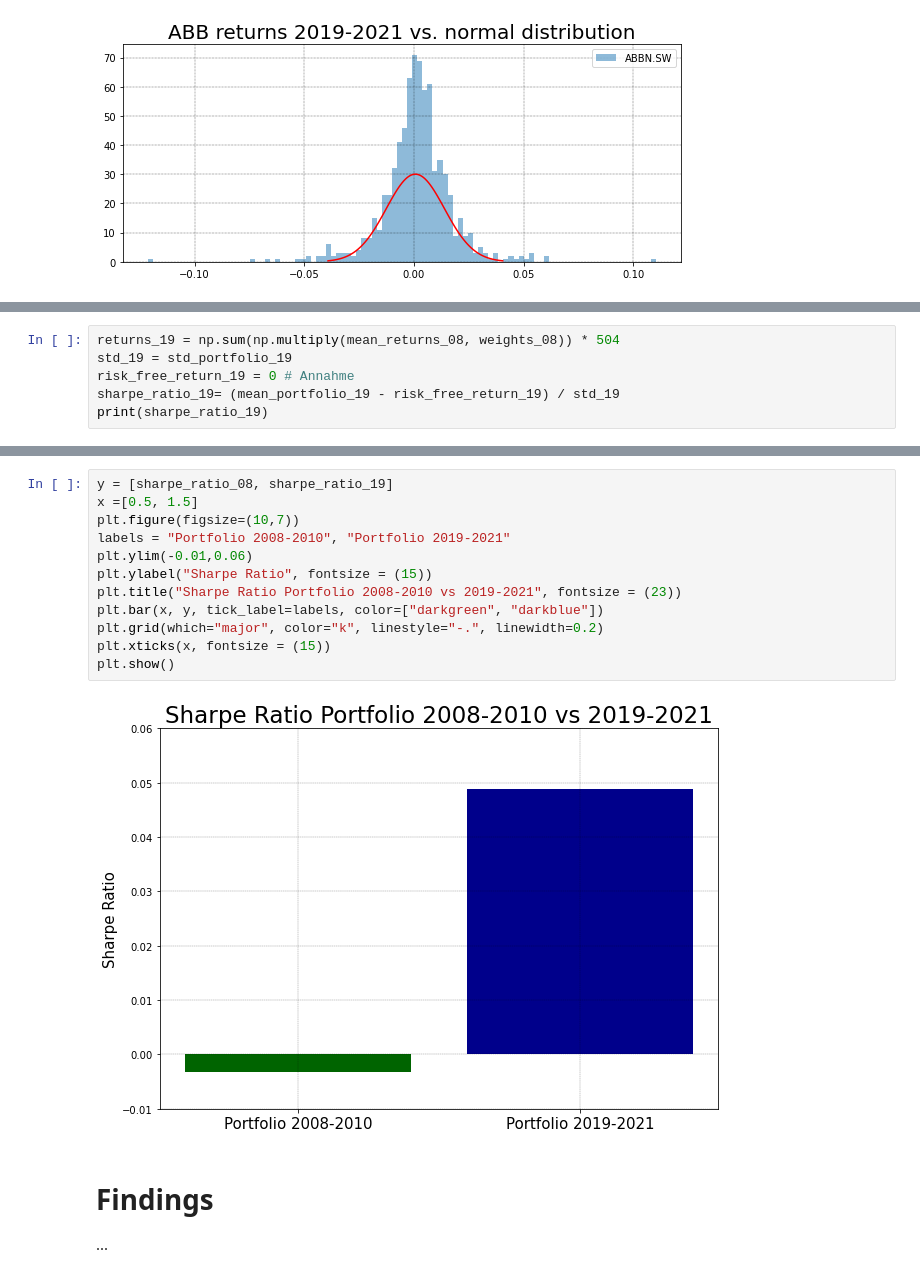
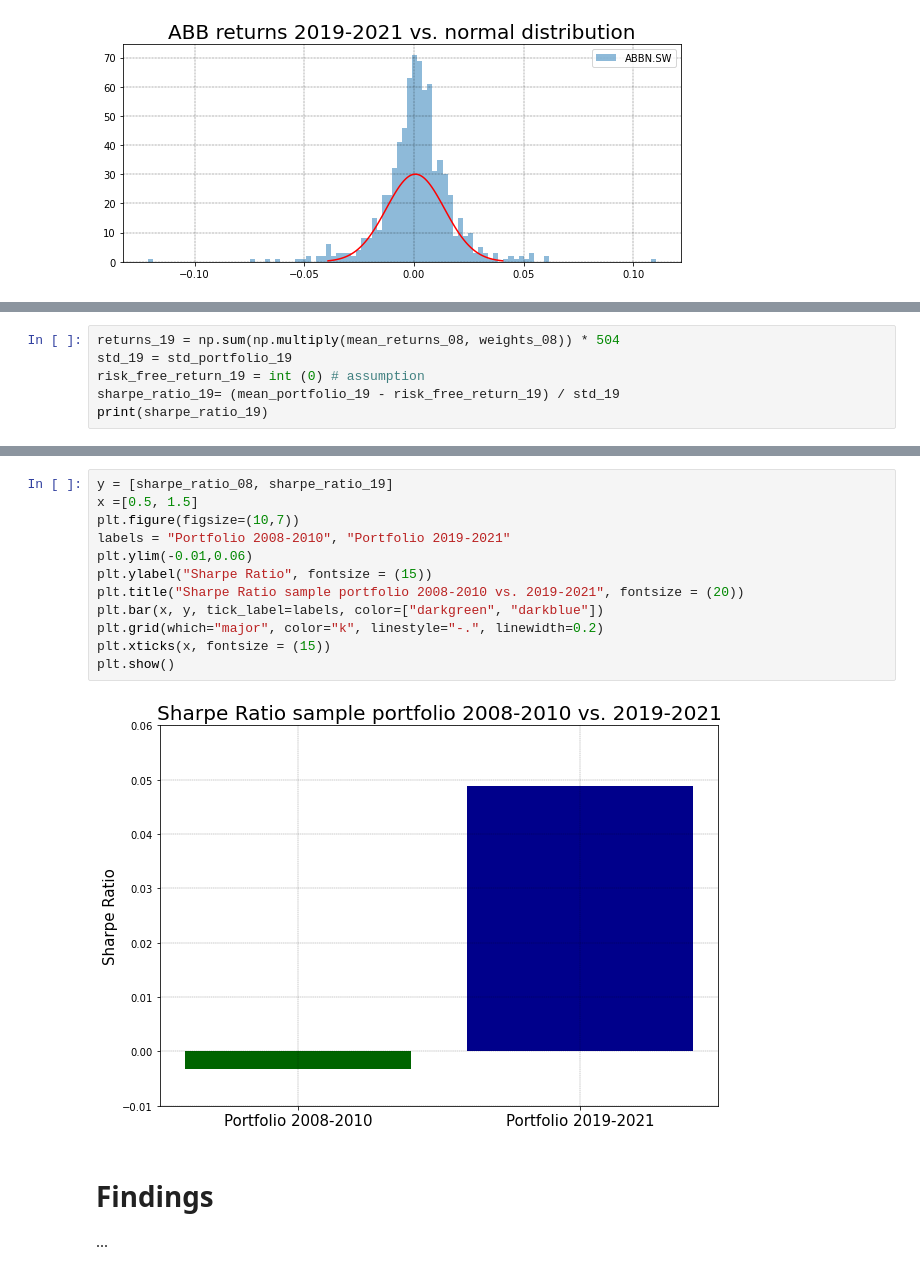
Before and after one commit to Darioschuerch/Project_MRWAM69.F2201_Marzer_Schuerch, a Jupyter notebook: Project/Project_MRWAM69.F2201_Marzer_Schuerch.ipynb, the cells around one changed output, grey strips where cells are left out. Cells and saved outputs as stored; diff of their text form.

```diff
--- a/Project/Project_MRWAM69.F2201_Marzer_Schuerch.ipynb
+++ b/Project/Project_MRWAM69.F2201_Marzer_Schuerch.ipynb
@@ -569,7 +589,7 @@ print(sharpe_ratio_08)
 # %%
 returns_19 = np.sum(np.multiply(mean_returns_08, weights_08)) * 504
 std_19 = std_portfolio_19
-risk_free_return_19 = 0 # Annahme
+risk_free_return_19 = int (0) # assumption
 sharpe_ratio_19= (mean_portfolio_19 - risk_free_return_19) / std_19
 print(sharpe_ratio_19)
 # %% [output]
@@ -577,17 +597,17 @@ print(sharpe_ratio_19)
 # %%
 y = [sharpe_ratio_08, sharpe_ratio_19]
 x =[0.5, 1.5]
 plt.figure(figsize=(10,7))
 labels = "Portfolio 2008-2010", "Portfolio 2019-2021"
 plt.ylim(-0.01,0.06)
 plt.ylabel("Sharpe Ratio", fontsize = (15))
-plt.title("Sharpe Ratio Portfolio 2008-2010 vs 2019-2021", fontsize = (23))
+plt.title("Sharpe Ratio sample portfolio 2008-2010 vs. 2019-2021", fontsize = (20))
 plt.bar(x, y, tick_label=labels, color=["darkgreen", "darkblue"])
 plt.grid(which="major", color="k", linestyle="-.", linewidth=0.2)
 plt.xticks(x, fontsize = (15))
 plt.show()
 # %% [output]
-[figure, old version]
+[figure, new version]
 # %% [markdown]
 # Findings<br>
 ...
```
Also changed, not shown: parts of 31 cells of this notebook, 1 other file.
